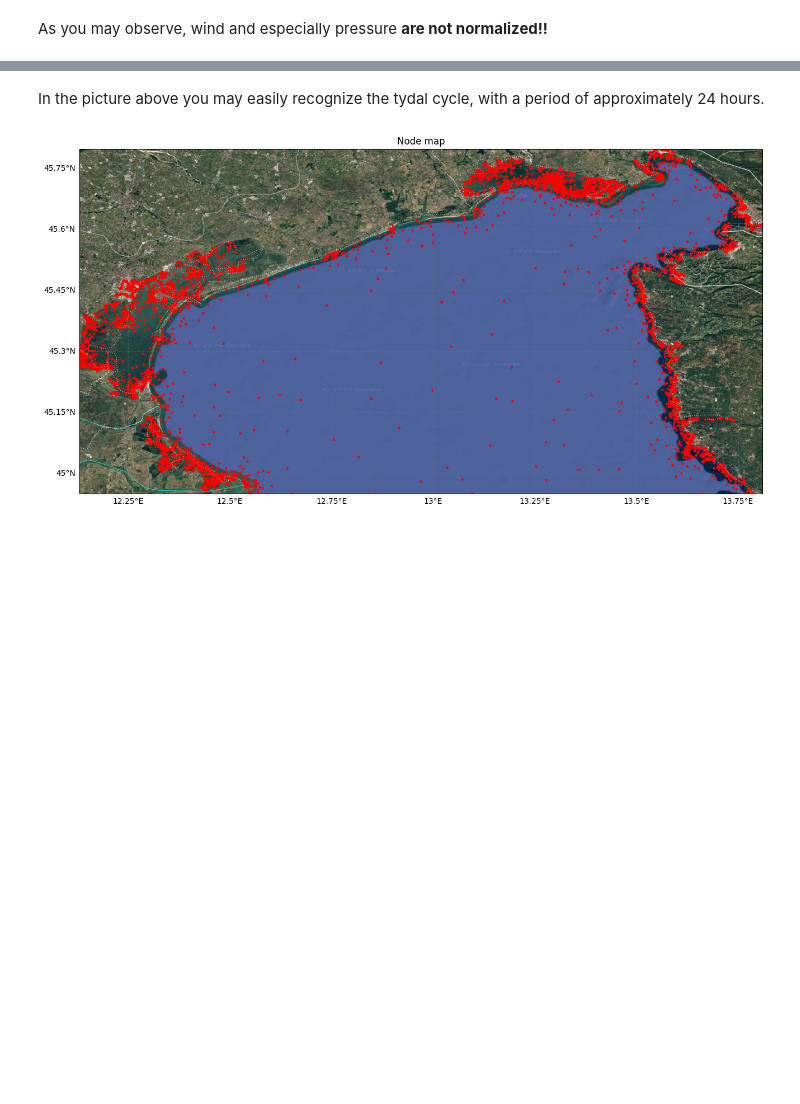
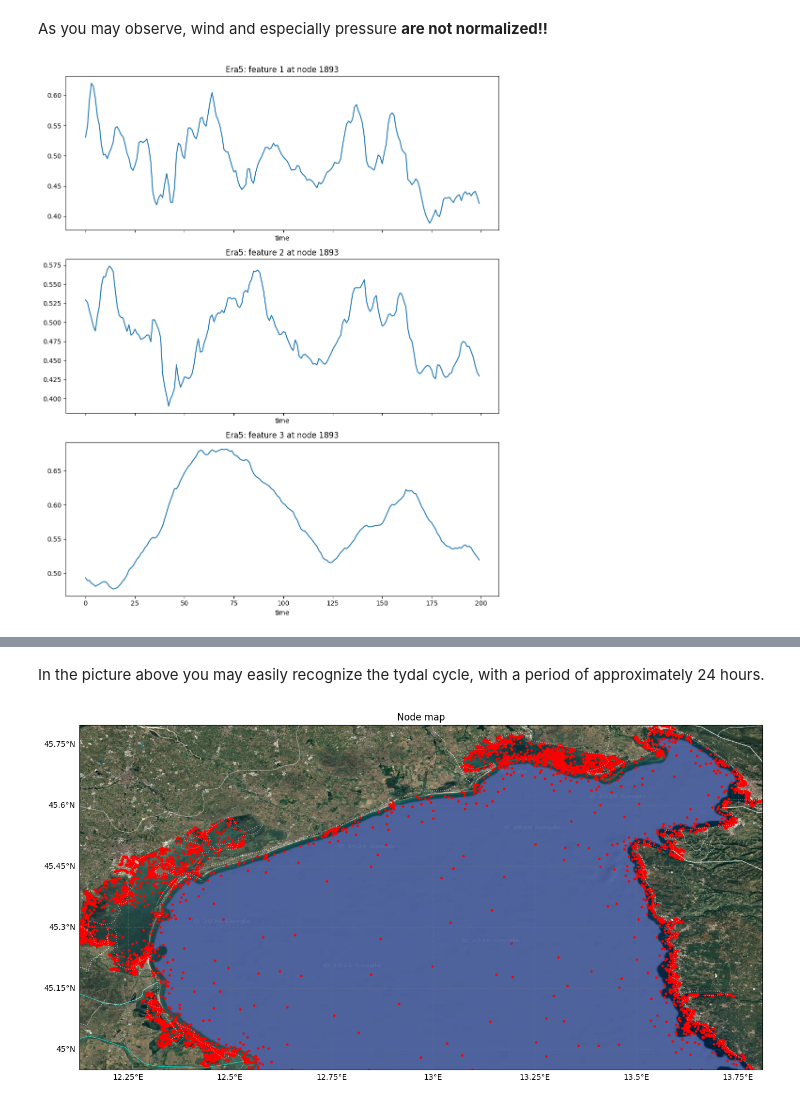
Before and after one commit to esthy13/Water-Level-Distribution, a Jupyter notebook: Water_level_prediction.ipynb, the cells around one changed output, grey strips where cells are left out. Drawn from its saved outputs; the diff is of its cells as text; code cells hidden in the pictures; blank space fills up the shorter version.

```diff
--- a/Water_level_prediction.ipynb
+++ b/Water_level_prediction.ipynb
@@ -207,2 +234,24 @@ print(d)
 # %% [markdown]
 As you may observe, wind and especially pressure **are not normalized!!**
+# %%
+def normalize_data(x):
+    return ((x - x.min()) / (x.max() - x.min()))
+# %%
+train_era5_norm = np.empty_like(train_era5, dtype=float)
+
+for i in range(train_era5.shape[0]):  # loop over features
+    train_era5_norm[i] = normalize_data(train_era5[i])
+# %%
+node_number = np.random.randint(np.shape(train_wl)[1])
+era5_coords = get_era5_coord(lat_vec[node_number], lon_vec[node_number])
+
+fig, axes = plt.subplots(3, 1, figsize=(10, 12), sharex=True)
+
+for i in range(3):
+    axes[i].plot(train_era5_norm[i, :200, era5_coords[0], era5_coords[1]])
+    axes[i].set_title(f"Era5: feature {i+1} at node {node_number}")
+    axes[i].set_xlabel("time")
+plt.tight_layout()
+plt.show()
+# %% [output]
+[figure, added]
```
Also changed, not shown: parts of 31 cells of this notebook, 4 other files.
